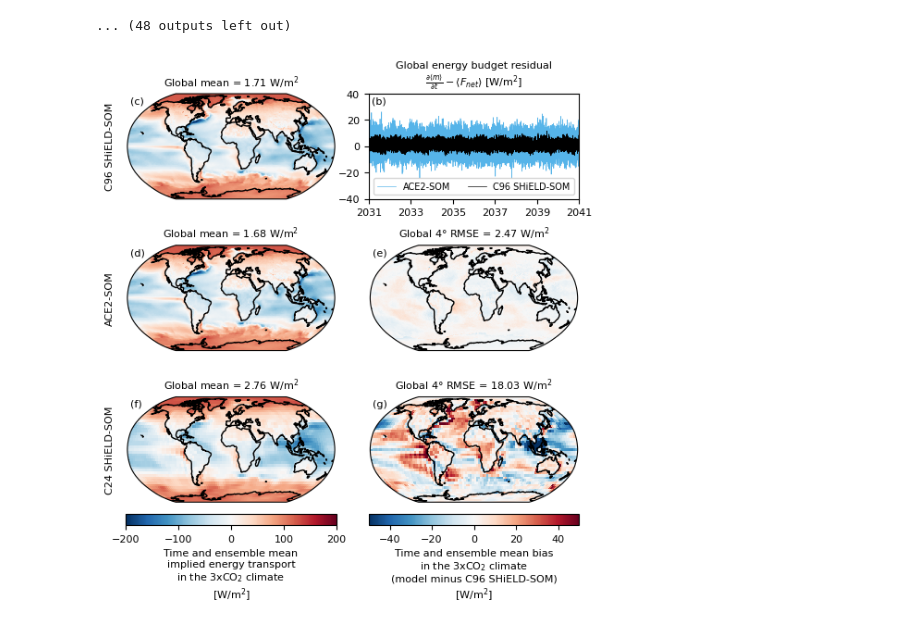
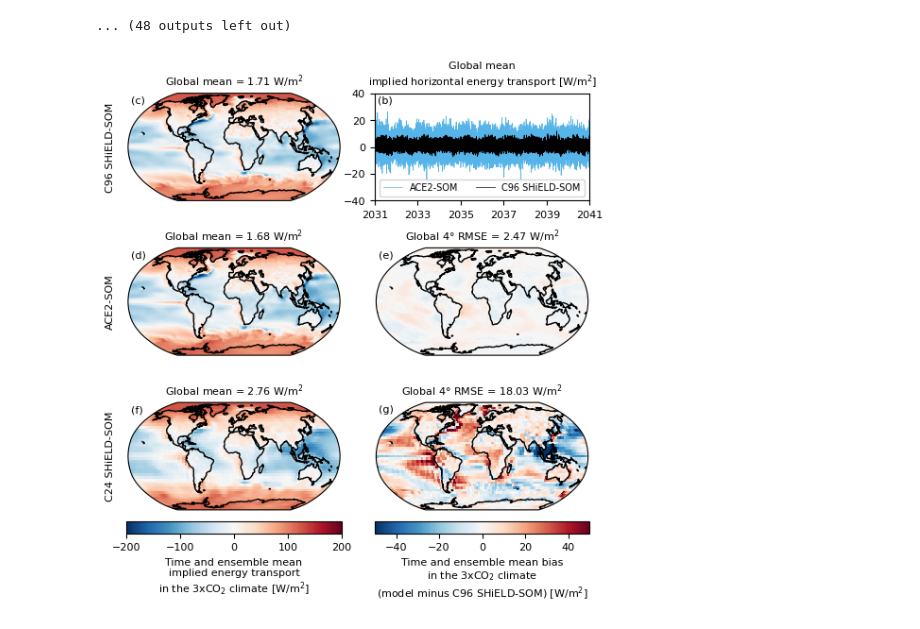
Before and after one commit to ai2cm/ace2-som-paper, a Jupyter notebook: manuscript/notebooks/figure-S02.ipynb, the cells around one changed output. Saved outputs shown, nothing was run; the diff lists cells and outputs as text; code cells hidden in the pictures.

Commit message:
Update title in Figure S2(b) (#13)
This PR updates the title of panel (b) in Figure S2 to use language consistent with that in the caption.

```diff
--- a/manuscript/notebooks/figure-S02.ipynb
+++ b/manuscript/notebooks/figure-S02.ipynb
@@ -138,8 +138,8 @@ fig, (ax1, ax2, ax3, ax4, ax5, ax6), (cax1, cax2) = faceted.faceted(
     cbar_pad=0.125,
     internal_pad=(0.35, 0.5),
     axes_kwargs={"projection": ccrs.Robinson()},
-    bottom_pad=0.85,
-    top_pad=0.4,
+    bottom_pad=0.67,
+    top_pad=0.38,
     left_pad=0.35
 )
 
@@ -224,7 +224,8 @@ ax2.set_xlim(pd.Timestamp("2031-01-01"), pd.Timestamp("2041-01-01"))
 ax2.set_xticks(pd.date_range("2031", periods=6, freq="2YS"))
 ax2.set_xlabel("")
 ax2.set_ylabel("")
-ax2.set_title("Global energy budget residual\n" + r"$\frac{\partial\left< m \right>}{\partial t} - \left<F_{net}\right>$ [W/m$^2$]")
+# ax2.set_title("Global energy budget residual\n" + r"$\left\{ \frac{\partial\left< m \right>}{\partial t} \right\} - \left\{ \left<F_{net}\right> \right\}$ [W/m$^2$]")
+ax2.set_title("Global mean\nimplied horizontal energy transport [W/m$^2$]")
 ax2.set_ylim(-40, 40)
 
 ax1.set_title(f"Global mean = {implied_mse_transport_mean.sel(model='SHiELD-SOM-C96').item():0.2f} W/m$^2$")
@@ -271,33 +272,33 @@ ax2.annotate(
     va="top",
     xycoords="axes fraction",
     textcoords="offset points",
 )
 
 for ax, label in zip((ax1, ax3, ax4, ax5, ax6), ("c", "d", "e", "f", "g")):
     ax.annotate(
         f"({label})",
         xy=(0, 1),
         xytext=(2, -2),
         va="top",
         xycoords="axes fraction",
         textcoords="offset points",
     )
 
 fig.colorbar(
     p1,
     cax=cax1,
     orientation="horizontal",
-    label="Time and ensemble mean\nimplied energy transport\nin the 3xCO$_2$ climate\n[W/m$^2$]",
+    label="Time and ensemble mean\nimplied energy transport\nin the 3xCO$_2$ climate [W/m$^2$]",
 )
 fig.colorbar(
     p2,
     cax=cax2,
     orientation="horizontal",
-    label="Time and ensemble mean bias\nin the 3xCO$_2$ climate\n(model minus C96 SHiELD-SOM)\n[W/m$^2$]",
+    label="Time and ensemble mean bias\nin the 3xCO$_2$ climate\n(model minus C96 SHiELD-SOM) [W/m$^2$]",
 )
 
 ax2.legend(ncol=2, fontsize=7, loc="lower center")
 
 fig.savefig("figures/figure-S02.pdf")
 # %% [output]
-[figure, old version]
+[figure, new version]
```
